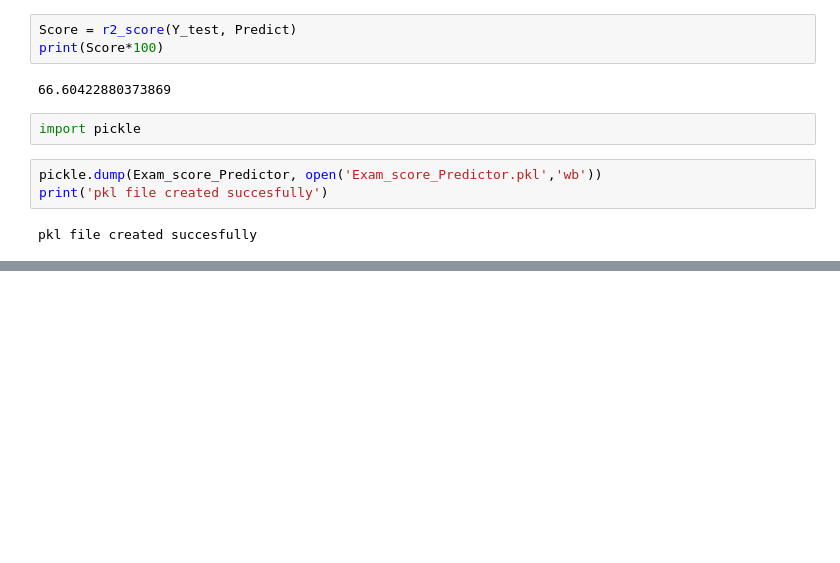
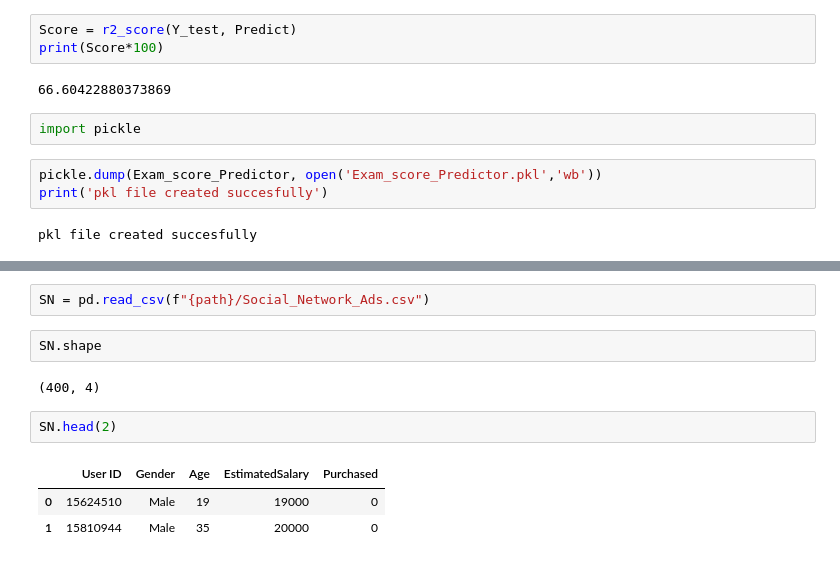
Before and after one commit to Aradhyagodambe/Python-Colab-Files, a Jupyter notebook: ML_Fundamnetals.ipynb, the cells around one changed output, grey strips where cells are left out. Drawn from its saved outputs; the diff is of its cells as text; blank space fills up the shorter version.

```diff
--- a/ML_Fundamnetals.ipynb
+++ b/ML_Fundamnetals.ipynb
@@ -318,0 +355,12 @@ pkl file created succesfully
+# %%
+SN = pd.read_csv(f"{path}/Social_Network_Ads.csv")
+# %%
+SN.shape
+# %% [output]
+(400, 4)
+# %%
+SN.head(2)
+# %% [output]
+|  | User ID | Gender | Age | EstimatedSalary | Purchased |
+| 0 | 15624510 | Male | 19 | 19000 | 0 |
+| 1 | 15810944 | Male | 35 | 20000 | 0 |
```
Also changed, not shown: parts of 20 cells of this notebook.
